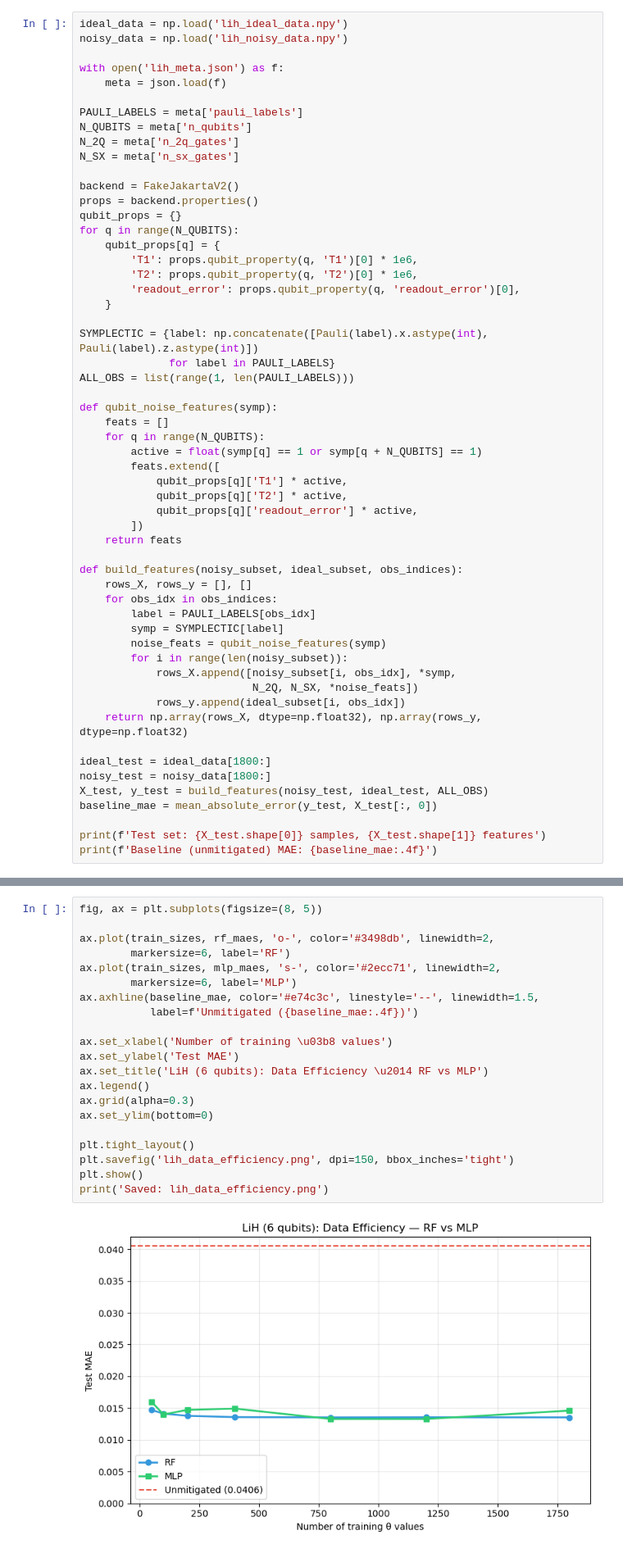
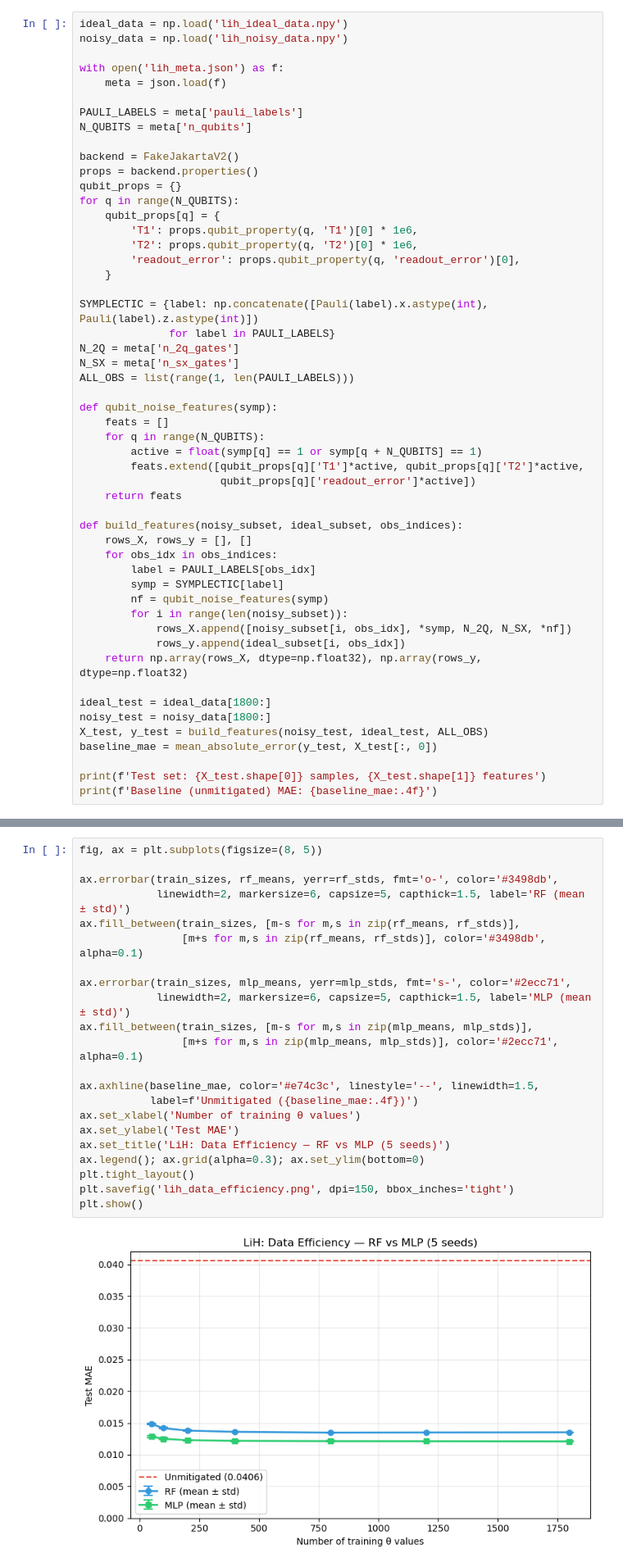
Before and after one commit to sahil-9915/ML-qem, a Jupyter notebook: LiH/lih_data_efficiency.ipynb, the cells around one changed output, grey strips where cells are left out. Shown at 82% size. Saved outputs shown, nothing was run; the diff lists cells and outputs as text.

```diff
--- a/LiH/lih_data_efficiency.ipynb
+++ b/LiH/lih_data_efficiency.ipynb
@@ -29,8 +29,6 @@ with open('lih_meta.json') as f:
 
 PAULI_LABELS = meta['pauli_labels']
 N_QUBITS = meta['n_qubits']
-N_2Q = meta['n_2q_gates']
-N_SX = meta['n_sx_gates']
 
 backend = FakeJakartaV2()
 props = backend.properties()
@@ -44,17 +42,16 @@ for q in range(N_QUBITS):
 
 SYMPLECTIC = {label: np.concatenate([Pauli(label).x.astype(int), Pauli(label).z.astype(int)])
               for label in PAULI_LABELS}
+N_2Q = meta['n_2q_gates']
+N_SX = meta['n_sx_gates']
 ALL_OBS = list(range(1, len(PAULI_LABELS)))
 
 def qubit_noise_features(symp):
     feats = []
     for q in range(N_QUBITS):
         active = float(symp[q] == 1 or symp[q + N_QUBITS] == 1)
-        feats.extend([
-            qubit_props[q]['T1'] * active,
-            qubit_props[q]['T2'] * active,
-            qubit_props[q]['readout_error'] * active,
-        ])
+        feats.extend([qubit_props[q]['T1']*active, qubit_props[q]['T2']*active,
+                      qubit_props[q]['readout_error']*active])
     return feats
 
 def build_features(noisy_subset, ideal_subset, obs_indices):
@@ -62,10 +59,9 @@ def build_features(noisy_subset, ideal_subset, obs_indices):
     for obs_idx in obs_indices:
         label = PAULI_LABELS[obs_idx]
         symp = SYMPLECTIC[label]
-        noise_feats = qubit_noise_features(symp)
+        nf = qubit_noise_features(symp)
         for i in range(len(noisy_subset)):
-            rows_X.append([noisy_subset[i, obs_idx], *symp,
-                           N_2Q, N_SX, *noise_feats])
+            rows_X.append([noisy_subset[i, obs_idx], *symp, N_2Q, N_SX, *nf])
             rows_y.append(ideal_subset[i, obs_idx])
     return np.array(rows_X, dtype=np.float32), np.array(rows_y, dtype=np.float32)
 
@@ -173,23 +164,24 @@ Done.
 # %%
 fig, ax = plt.subplots(figsize=(8, 5))
 
-ax.plot(train_sizes, rf_maes, 'o-', color='#3498db', linewidth=2,
-        markersize=6, label='RF')
-ax.plot(train_sizes, mlp_maes, 's-', color='#2ecc71', linewidth=2,
-        markersize=6, label='MLP')
+ax.errorbar(train_sizes, rf_means, yerr=rf_stds, fmt='o-', color='#3498db',
+            linewidth=2, markersize=6, capsize=5, capthick=1.5, label='RF (mean ± std)')
+ax.fill_between(train_sizes, [m-s for m,s in zip(rf_means, rf_stds)],
+                [m+s for m,s in zip(rf_means, rf_stds)], color='#3498db', alpha=0.1)
+
+ax.errorbar(train_sizes, mlp_means, yerr=mlp_stds, fmt='s-', color='#2ecc71',
+            linewidth=2, markersize=6, capsize=5, capthick=1.5, label='MLP (mean ± std)')
+ax.fill_between(train_sizes, [m-s for m,s in zip(mlp_means, mlp_stds)],
+                [m+s for m,s in zip(mlp_means, mlp_stds)], color='#2ecc71', alpha=0.1)
+
 ax.axhline(baseline_mae, color='#e74c3c', linestyle='--', linewidth=1.5,
            label=f'Unmitigated ({baseline_mae:.4f})')
-
-ax.set_xlabel('Number of training \u03b8 values')
+ax.set_xlabel('Number of training θ values')
 ax.set_ylabel('Test MAE')
-ax.set_title('LiH (6 qubits): Data Efficiency \u2014 RF vs MLP')
-ax.legend()
-ax.grid(alpha=0.3)
-ax.set_ylim(bottom=0)
-
+ax.set_title('LiH: Data Efficiency — RF vs MLP (5 seeds)')
+ax.legend(); ax.grid(alpha=0.3); ax.set_ylim(bottom=0)
 plt.tight_layout()
 plt.savefig('lih_data_efficiency.png', dpi=150, bbox_inches='tight')
 plt.show()
-print('Saved: lih_data_efficiency.png')
 # %% [output]
-[figure, old version]
+[figure, new version]
```
Also changed, not shown: parts of 6 cells of this notebook, 29 other files.
